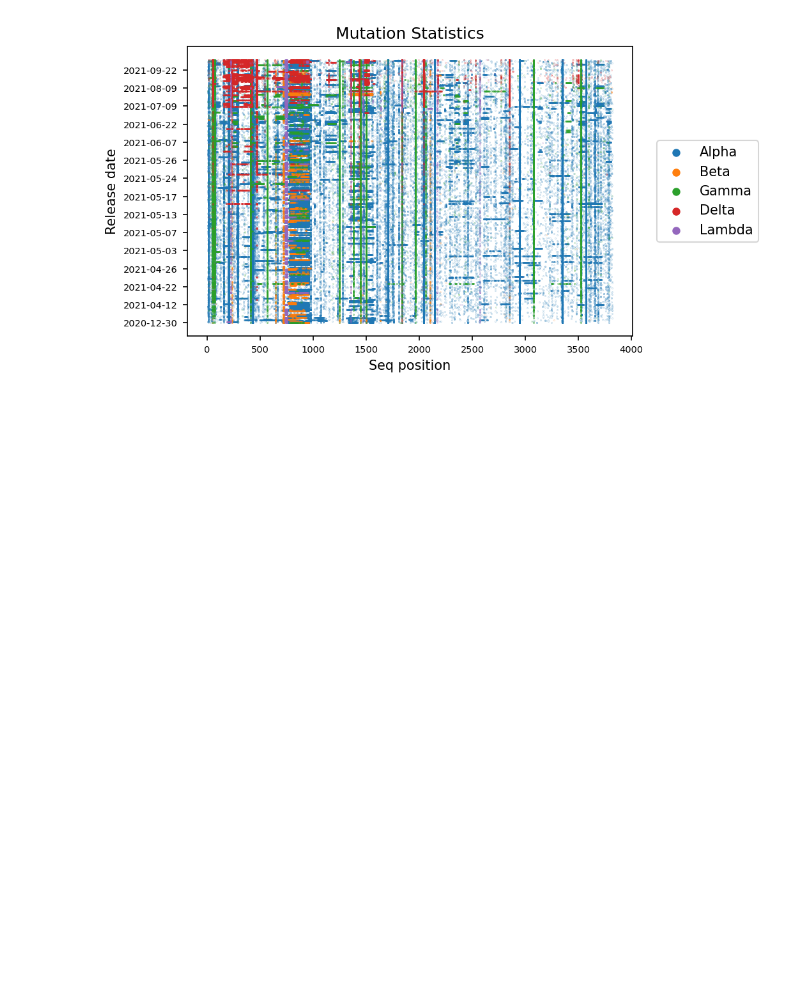
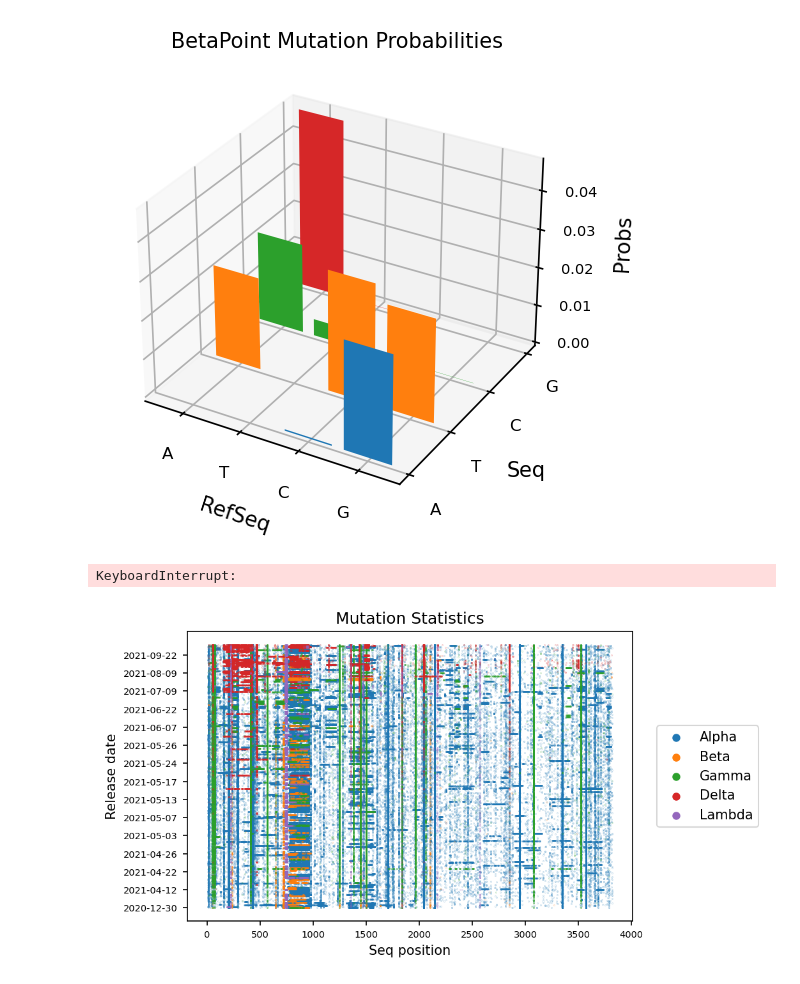
Before and after one commit to kevinsunofficial/CS4501finalproject, a Jupyter notebook: visuals.ipynb, the cells around one changed output. Drawn from its saved outputs; the diff is of its cells as text; code cells hidden in the pictures; blank space fills up the shorter version.

Commit message:
final project done!

```diff
--- a/visuals.ipynb
+++ b/visuals.ipynb
@@ -33,6 +33,40 @@ accession_list = df.Accession.tolist()
 accession_list.remove('NC_045512.2')
 len_acc = len(accession_list)
 refseq = sequences['NC_045512.2']
+# %%
+basedict = {
+    'A': 0, 'T': 1, 'C': 2, 'G': 3
+}
+ticks = ['A','T','C','G']
+
+for var in ['Beta','Gamma','Delta','Lambda']:
+    changes = np.zeros((5,5))
+    for i in tqdm(df[df.PangoClass==var].index, desc=var.capitalize()):
+        acc = df.iloc[i].Accession
+        seq = sequences[acc]
+        for j in range(3822):
+            if seq[j]!=refseq[j]:
+                x = basedict[refseq[j]] if refseq[j] in basedict.keys() else 4
+                y = basedict[seq[j]] if seq[j] in basedict.keys() else 4
+                changes[x,y] += 1
+    changes = changes/np.sum(changes)
+    fig = plt.figure(dpi=150)
+    ax = fig.add_subplot(projection='3d')
+    for x in range(4):
+        ys = np.arange(4)
+        xs = changes[:,x][:4]
+        ax.bar(ys, xs, zs=x, zdir='y')
+    ax.set_xlabel('RefSeq')
+    ax.set_ylabel('Seq')
+    ax.set_zlabel('Probs')
+    ax.set_xticks(range(4),ticks,fontsize=8)
+    ax.set_yticks(range(4),ticks,fontsize=8)
+    plt.setp(ax.get_zticklabels(),fontsize=7)
+    plt.title(var.capitalize()+'Point Mutation Probabilities', fontsize=10)
+    plt.show()
+# %% [output]
+[figure, added]
+KeyboardInterrupt:
 # %%
 plt.figure(dpi=150)
 
```
Also changed, not shown: 7 other files.
